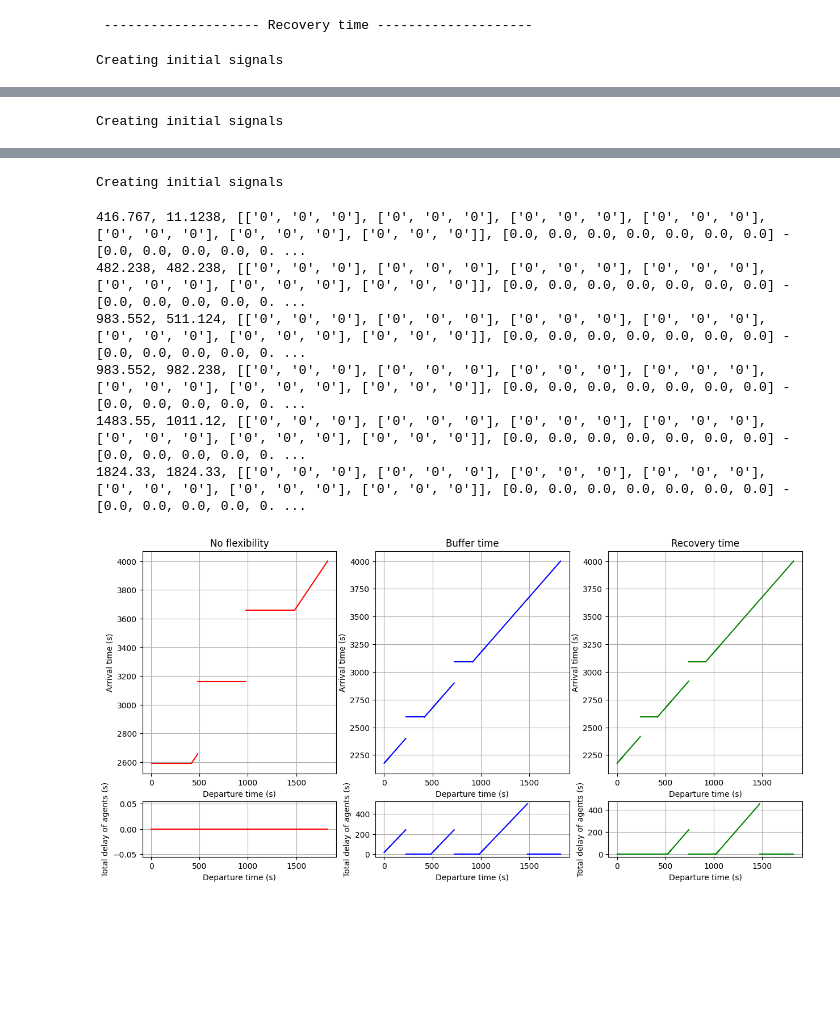
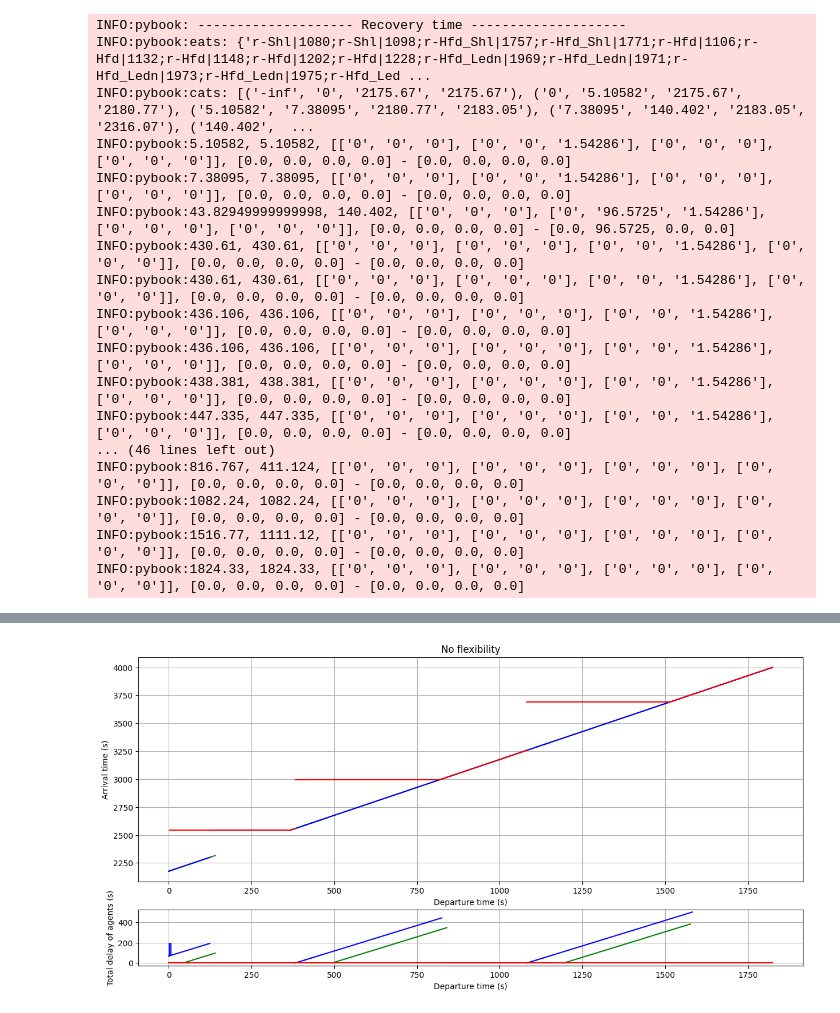
Before and after one commit to GoodGuyMe/delay-replanning-slack, a Jupyter notebook: experiments/blocking_experiments.ipynb, the cells around one changed output, grey strips where cells are left out. Drawn from its saved outputs; the diff is of its cells as text; code cells hidden in the pictures; blank space fills up the shorter version.

Commit message:
Use logging instead of print

```diff
--- a/experiments/blocking_experiments.ipynb
+++ b/experiments/blocking_experiments.ipynb
@@ -43,33 +57,33 @@ def plot_atf(segments, label, color, eatfs, fig, axs):
         # axs[1].plot([float(alpha), float(beta)], [min_gammas, max_gammas], color=color)
         previous_beta = beta
 
-        print(f"{alpha}, {beta}, {gammas}, {min_gammas} - {max_gammas}")
+        pybooklogger.info(f"{alpha}, {beta}, {gammas}, {min_gammas} - {max_gammas}")
 
 def generate_intervals(max_buffer, use_recovery_time, layout, scenario, agent, agent_speed, move, fig, axs, color, label=None):
     # Generate intervals
     # generate.time_safe_intervals_and_write(layout, scenario, agent["trainNumber"], agent_speed, "output", max_buffer, use_recovery_time)
-    print(f" -------------------- {label} -------------------- ")
+    pybooklogger.info(f" -------------------- {label} -------------------- ")
     global previous_beta
     previous_beta = 0
     move["startTime"] = 0
-    start = move["startLocationSignal"] if "startLocationSignal" in move else "r-1"
-    end = move["endLocationSignal"] if "endLocationSignal" in move else "r-14"
+    start = move["startLocationSignal"] if "startLocationSignal" in move else "r-2"
+    end = move["endLocationSignal"] if "endLocationSignal" in move else "r-13"
     generate.time_safe_intervals_and_write(layout, scenario, -1, agent_speed, "output", max_buffer, use_recovery_time, destination=end)
     timeout = 600
     try:
         # proc = subprocess.run(["atsipp.exe", "--start", start, "--goal", "r-14", "--edgegraph", "output", "--search", "repeat", "--startTime", str(move["startTime"])], timeout=20, stdout=subprocess.PIPE, stderr=subprocess.DEVNULL)
-        proc = subprocess.run(["Y:/Uni/Thesis/executable/atsipp.exe", "--start", start, "--goal", end, "--edgegraph", "output", "--search", "repeat", "--startTime", str(move["startTime"])], timeout=timeout, stdout=subprocess.PIPE, stderr=subprocess.DEVNULL)
+        proc = subprocess.run(["""C:\\Users\\erick\\Documents\\Uni\\Thesis\\delay-replanning-slack\\search\\buildDir\\atsipp.exe""", "--start", start, "--goal", end, "--edgegraph", "output", "--search", "repeat", "--startTime", str(move["startTime"])], timeout=timeout, stdout=subprocess.PIPE, stderr=subprocess.DEVNULL)
 
     except subprocess.TimeoutExpired:
-        print(f'Timeout for repeat ({timeout}s) expired')
+        pybooklogger.info(f'Timeout for repeat ({timeout}s) expired')
         return
     repeat_output = str(proc.stdout).split("'")[1].rsplit("\\r\\n")
 
     # If the run was successful
     if int(proc.returncode) == 0:
         metadata, catf, paths, eatfs = parse_list_of_outputs(repeat_output)
-        # print(f"eats: {eatfs}")
-        # print(f"cats: {catf}")
+        pybooklogger.info(f"eats: {eatfs}")
+        pybooklogger.info(f"cats: {catf}")
         label = label if label else f"{max_buffer} seconds buffer time"
         plot_atf(catf, label, color, eatfs, fig, axs)
 # %%
@@ -159,7 +159,7 @@ Creating initial signals
 # %%
 # Run RePeAT to get multiple plans
 # scenario = "../data/single_track/scenario_toy.json"
-scenario = "../data/prorail/parsed/scenario_sprinters.json"
+scenario = "../data/prorail/scenarios/scenario_sprinters.json"
 layout =   "../data/prorail/parsed/netherlands-schiphol.json"
 
 scenario_data = json.load(open(scenario))
@@ -167,7 +167,7 @@ train_types = {x["name"]: x for x in scenario_data["types"]}
 agent_speed = 30
 max_buffer = 500
 
-widths = [4, 4, 4]
+widths = [10]
 heights = [4, 1]
 
 for agent in scenario_data['trains']:
@@ -179,11 +179,11 @@ for agent in scenario_data['trains']:
             scenario_end_time = 2 * move["endTime"]
     # agent_speed = train_types[agent["trainUnitTypes"][0]]["speed"] * 1.09
     for move in agent["movements"]:
-        fig, axs = plt.subplots(ncols=3, nrows=2, gridspec_kw={"height_ratios": heights, "width_ratios": widths})
+        fig, axs = plt.subplots(ncols=1, nrows=2, gridspec_kw={"height_ratios": heights, "width_ratios": widths})
         axs = axs.transpose()
-        generate_intervals(max_buffer, True,  layout, scenario, agent, agent_speed, move, fig, axs[:][2], color="green", label="Recovery time")
-        generate_intervals(max_buffer, False, layout, scenario, agent, agent_speed, move, fig, axs[:][1], color="blue",  label="With buffer time")
-        generate_intervals(0,          False, layout, scenario, agent, agent_speed, move, fig, axs[:][0], color="red",   label="No flexibility")
+        generate_intervals(max_buffer, True,  layout, scenario, agent, agent_speed, move, fig, axs, color="green", label="Recovery time")
+        generate_intervals(max_buffer, False, layout, scenario, agent, agent_speed, move, fig, axs, color="blue",  label="With buffer time")
+        generate_intervals(0,          False, layout, scenario, agent, agent_speed, move, fig, axs, color="red",   label="No flexibility")
 
         # generate_intervals(float("inf"), True, layout, scenario, agent, 30, move, fig, axs, color="green", label="v=30")
         # generate_intervals(float("inf"), True, layout, scenario, agent, 20, move, fig, axs, color="blue", label="v=20")
@@ -199,27 +199,42 @@ for agent in scenario_data['trains']:
         def set_axis(ax, title):
 
             # title = f"Agent: {agent['trainNumber']}"
-            axs[ax][0].set_xlabel("Departure time (s)")
-            axs[ax][1].set_xlabel("Departure time (s)")
-            axs[ax][0].set_ylabel("Arrival time (s)")
-            axs[ax][1].set_ylabel("Total delay of agents (s)")
-            axs[ax][0].set_title(title)
+            axs[0].set_xlabel("Departure time (s)")
+            axs[1].set_xlabel("Departure time (s)")
+            axs[0].set_ylabel("Arrival time (s)")
+            axs[1].set_ylabel("Total delay of agents (s)")
+            axs[0].set_title(title)
             # axs[0][0].legend()
-            axs[ax][0].grid()
-            axs[ax][1].grid()
+            axs[0].grid()
+            axs[1].grid()
             # axs[0].set_xlim([-50, 2550])
             # axs[1].set_xlim([-50, 2550])
             # axs[1].set_ylim([-50, 500])
-            fig.set_figheight(7)
-            fig.set_figwidth(15)
+        fig.set_figheight(7)
+        fig.set_figwidth(15)
 
-        set_axis(2, "Recovery time")
-        set_axis(1, "Buffer time")
+        # set_axis(2, "Recovery time")
+        # set_axis(1, "Buffer time")
         set_axis(0, "No flexibility")
         plt.savefig(f"figures/atf_{agent['trainNumber']}")
         plt.show()
         break
     break
 # %% [output]
- -------------------- Recovery time --------------------
+INFO:pybook: -------------------- Recovery time --------------------
+INFO:pybook:eats: {'r-Shl|1080;r-Shl|1098;r-Hfd_Shl|1757;r-Hfd_Shl|1771;r-Hfd|1106;r-Hfd|1132;r-Hfd|1148;r-Hfd|1202;r-Hfd|1228;r-Hfd_Ledn|1969;r-Hfd_Ledn|1971;r-Hfd_Ledn|1973;r-Hfd_Ledn|1975;r-Hfd_Led ...
+INFO:pybook:cats: [('-inf', '0', '2175.67', '2175.67'), ('0', '5.10582', '2175.67', '2180.77'), ('5.10582', '7.38095', '2180.77', '2183.05'), ('7.38095', '140.402', '2183.05', '2316.07'), ('140.402',  ...
+INFO:pybook:5.10582, 5.10582, [['0', '0', '0'], ['0', '0', '1.54286'], ['0', '0', '0'], ['0', '0', '0']], [0.0, 0.0, 0.0, 0.0] - [0.0, 0.0, 0.0, 0.0]
+INFO:pybook:7.38095, 7.38095, [['0', '0', '0'], ['0', '0', '1.54286'], ['0', '0', '0'], ['0', '0', '0']], [0.0, 0.0, 0.0, 0.0] - [0.0, 0.0, 0.0, 0.0]
+INFO:pybook:43.82949999999998, 140.402, [['0', '0', '0'], ['0', '96.5725', '1.54286'], ['0', '0', '0'], ['0', '0', '0']], [0.0, 0.0, 0.0, 0.0] - [0.0, 96.5725, 0.0, 0.0]
+INFO:pybook:430.61, 430.61, [['0', '0', '0'], ['0', '0', '0'], ['0', '0', '1.54286'], ['0', '0', '0']], [0.0, 0.0, 0.0, 0.0] - [0.0, 0.0, 0.0, 0.0]
+INFO:pybook:430.61, 430.61, [['0', '0', '0'], ['0', '0', '0'], ['0', '0', '1.54286'], ['0', '0', '0']], [0.0, 0.0, 0.0, 0.0] - [0.0, 0.0, 0.0, 0.0]
+INFO:pybook:436.106, 436.106, [['0', '0', '0'], ['0', '0', '0'], ['0', '0', '1.54286'], ['0', '0', '0']], [0.0, 0.0, 0.0, 0.0] - [0.0, 0.0, 0.0, 0.0]
+INFO:pybook:436.106, 436.106, [['0', '0', '0'], ['0', '0', '0'], ['0', '0', '1.54286'], ['0', '0', '0']], [0.0, 0.0, 0.0, 0.0] - [0.0, 0.0, 0.0, 0.0]
+INFO:pybook:438.381, 438.381, [['0', '0', '0'], ['0', '0', '0'], ['0', '0', '1.54286'], ['0', '0', '0']], [0.0, 0.0, 0.0, 0.0] - [0.0, 0.0, 0.0, 0.0]
+INFO:pybook:447.335, 447.335, [['0', '0', '0'], ['0', '0', '0'], ['0', '0', '1.54286'], ['0', '0', '0']], [0.0, 0.0, 0.0, 0.0] - [0.0, 0.0, 0.0, 0.0]
+... (46 lines left out)
+INFO:pybook:816.767, 411.124, [['0', '0', '0'], ['0', '0', '0'], ['0', '0', '0'], ['0', '0', '0']], [0.0, 0.0, 0.0, 0.0] - [0.0, 0.0, 0.0, 0.0]
+INFO:pybook:1082.24, 1082.24, [['0', '0', '0'], ['0', '0', '0'], ['0', '0', '0'], ['0', '0', '0']], [0.0, 0.0, 0.0, 0.0] - [0.0, 0.0, 0.0, 0.0]
+INFO:pybook:1516.77, 1111.12, [['0', '0', '0'], ['0', '0', '0'], ['0', '0', '0'], ['0', '0', '0']], [0.0, 0.0, 0.0, 0.0] - [0.0, 0.0, 0.0, 0.0]
+INFO:pybook:1824.33, 1824.33, [['0', '0', '0'], ['0', '0', '0'], ['0', '0', '0'], ['0', '0', '0']], [0.0, 0.0, 0.0, 0.0] - [0.0, 0.0, 0.0, 0.0]
-Creating initial signals
@@ -243 +240,0 @@ Creating initial signals
-Creating initial signals
@@ -261,11 +241,4 @@ Creating initial signals
-Creating initial signals
-416.767, 11.1238, [['0', '0', '0'], ['0', '0', '0'], ['0', '0', '0'], ['0', '0', '0'], ['0', '0', '0'], ['0', '0', '0'], ['0', '0', '0']], [0.0, 0.0, 0.0, 0.0, 0.0, 0.0, 0.0] - [0.0, 0.0, 0.0, 0.0, 0. ...
-482.238, 482.238, [['0', '0', '0'], ['0', '0', '0'], ['0', '0', '0'], ['0', '0', '0'], ['0', '0', '0'], ['0', '0', '0'], ['0', '0', '0']], [0.0, 0.0, 0.0, 0.0, 0.0, 0.0, 0.0] - [0.0, 0.0, 0.0, 0.0, 0. ...
-983.552, 511.124, [['0', '0', '0'], ['0', '0', '0'], ['0', '0', '0'], ['0', '0', '0'], ['0', '0', '0'], ['0', '0', '0'], ['0', '0', '0']], [0.0, 0.0, 0.0, 0.0, 0.0, 0.0, 0.0] - [0.0, 0.0, 0.0, 0.0, 0. ...
-983.552, 982.238, [['0', '0', '0'], ['0', '0', '0'], ['0', '0', '0'], ['0', '0', '0'], ['0', '0', '0'], ['0', '0', '0'], ['0', '0', '0']], [0.0, 0.0, 0.0, 0.0, 0.0, 0.0, 0.0] - [0.0, 0.0, 0.0, 0.0, 0. ...
-1483.55, 1011.12, [['0', '0', '0'], ['0', '0', '0'], ['0', '0', '0'], ['0', '0', '0'], ['0', '0', '0'], ['0', '0', '0'], ['0', '0', '0']], [0.0, 0.0, 0.0, 0.0, 0.0, 0.0, 0.0] - [0.0, 0.0, 0.0, 0.0, 0. ...
-1824.33, 1824.33, [['0', '0', '0'], ['0', '0', '0'], ['0', '0', '0'], ['0', '0', '0'], ['0', '0', '0'], ['0', '0', '0'], ['0', '0', '0']], [0.0, 0.0, 0.0, 0.0, 0.0, 0.0, 0.0] - [0.0, 0.0, 0.0, 0.0, 0. ...
-[figure, old version]
+[figure, new version]
 # %%
 generate.time_safe_intervals_and_write(layout, scenario, -1, agent_speed, "output", max_buffer, True, destination="r-Rtd|340", plot=1)
 generate.time_safe_intervals_and_write(layout, scenario, -1, agent_speed, "output", max_buffer, False, destination="r-Rtd|340", plot=1)
```
Also changed, not shown: parts of 5 cells of this notebook, 10 other files.
